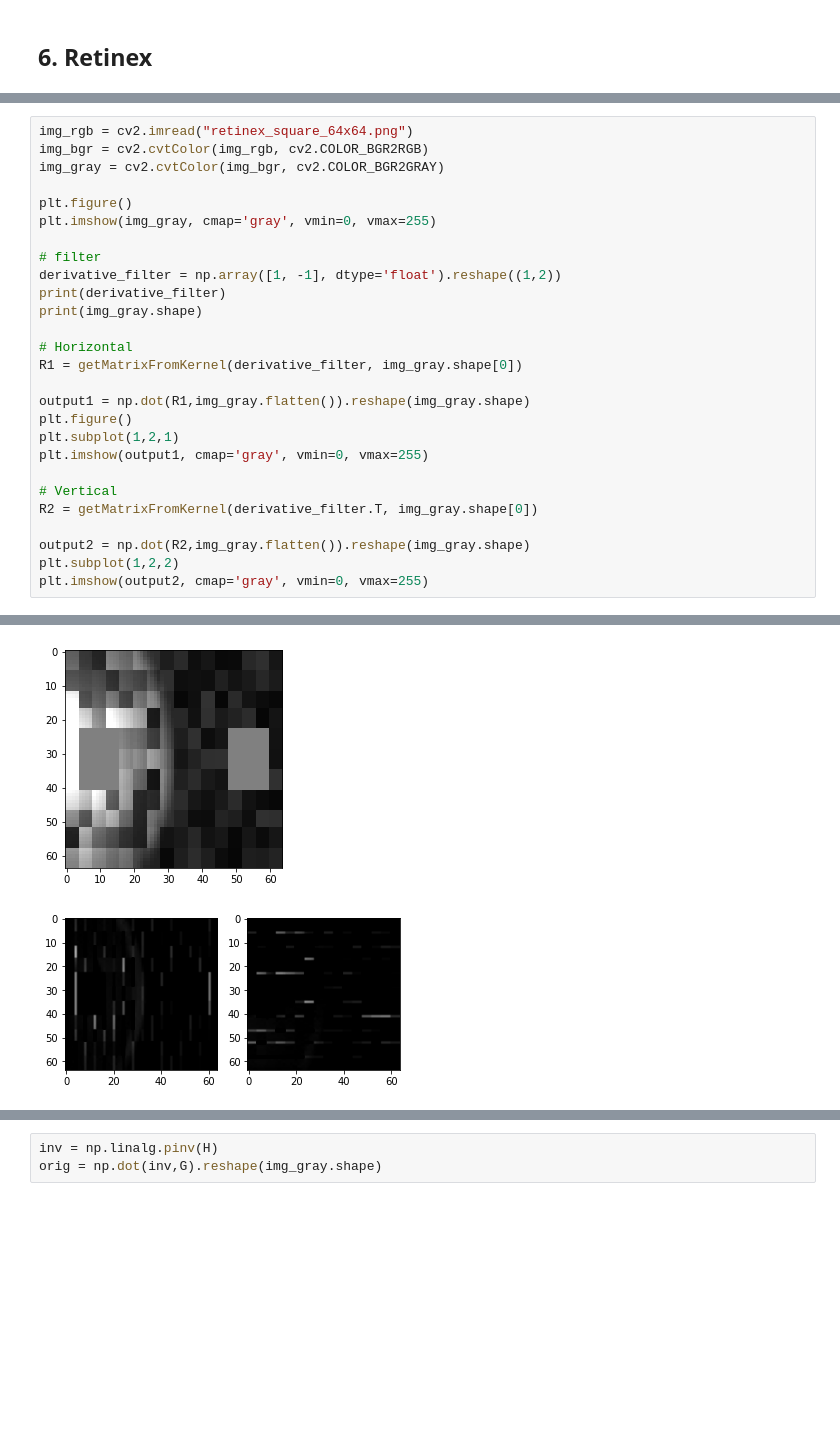
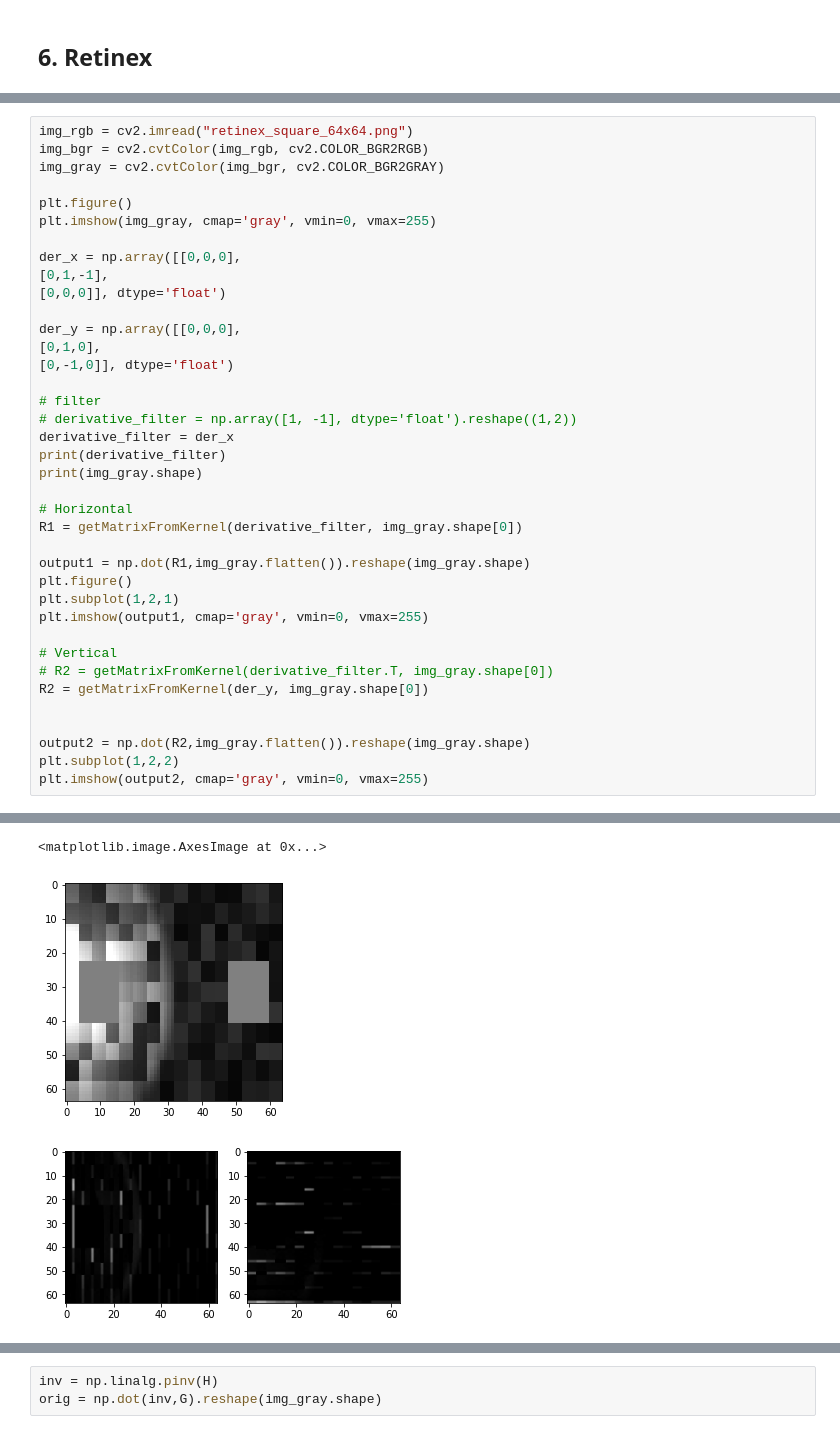
Before and after one commit to bjin2364/mit-deep-learning, a Jupyter notebook: tutorial_convolution.ipynb, the cells around one changed output, grey strips where cells are left out. Saved outputs shown, nothing was run; the diff lists cells and outputs as text; blank space fills up the shorter version.

```diff
--- a/tutorial_convolution.ipynb
+++ b/tutorial_convolution.ipynb
@@ -365,8 +363,17 @@ img_gray = cv2.cvtColor(img_bgr, cv2.COLOR_BGR2GRAY)
 plt.figure()
 plt.imshow(img_gray, cmap='gray', vmin=0, vmax=255)
 
+der_x = np.array([[0,0,0],
+[0,1,-1],
+[0,0,0]], dtype='float')
+
+der_y = np.array([[0,0,0],
+[0,1,0],
+[0,-1,0]], dtype='float')
+
 # filter
-derivative_filter = np.array([1, -1], dtype='float').reshape((1,2))
+# derivative_filter = np.array([1, -1], dtype='float').reshape((1,2))
+derivative_filter = der_x
 print(derivative_filter)
 print(img_gray.shape)
 
@@ -379,7 +386,9 @@ plt.subplot(1,2,1)
 plt.imshow(output1, cmap='gray', vmin=0, vmax=255)
 
 # Vertical
-R2 = getMatrixFromKernel(derivative_filter.T, img_gray.shape[0])
+# R2 = getMatrixFromKernel(derivative_filter.T, img_gray.shape[0])
+R2 = getMatrixFromKernel(der_y, img_gray.shape[0])
+
 
 output2 = np.dot(R2,img_gray.flatten()).reshape(img_gray.shape)
 plt.subplot(1,2,2)
@@ -394,5 +403,6 @@ kernel shape: (2, 1)
+<matplotlib.image.AxesImage at 0x...>
 [figure]
-[figure, old version]
+[figure, new version]
 # %%
 # Filter derivative values
 cutoff = 25
```
Also changed, not shown: parts of 8 cells of this notebook.
